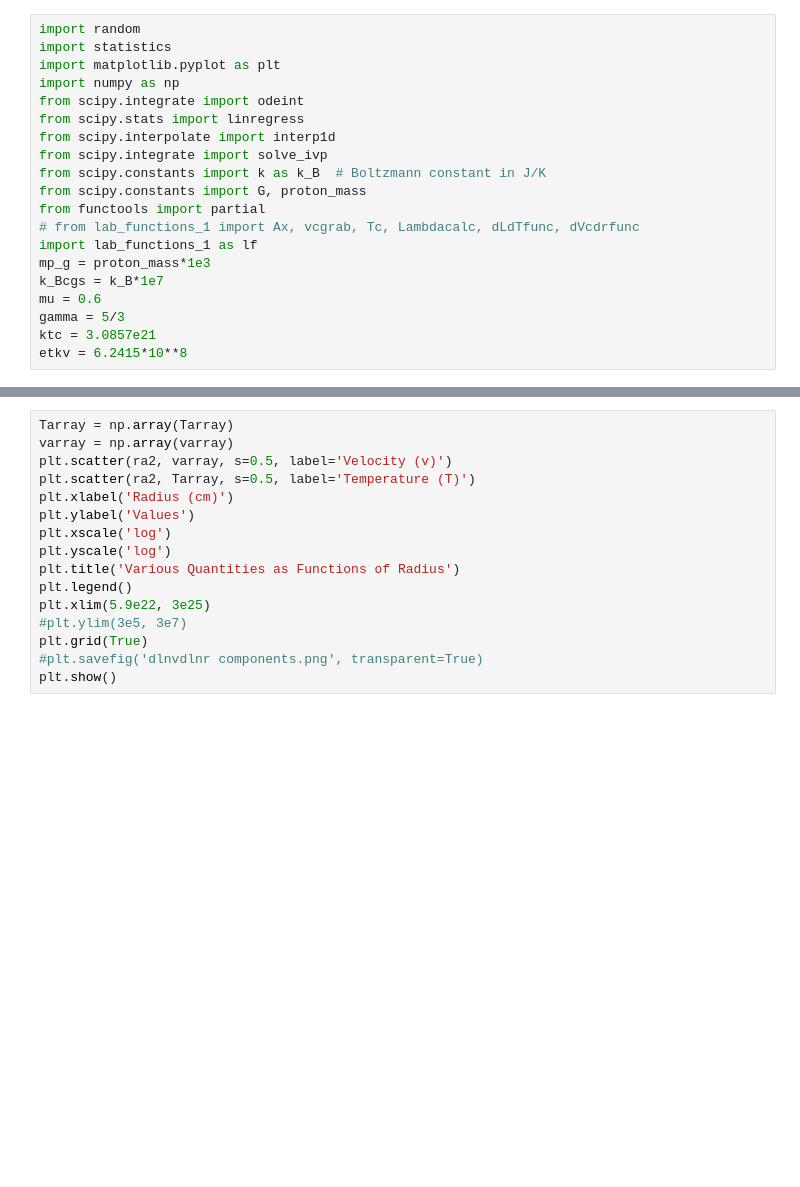
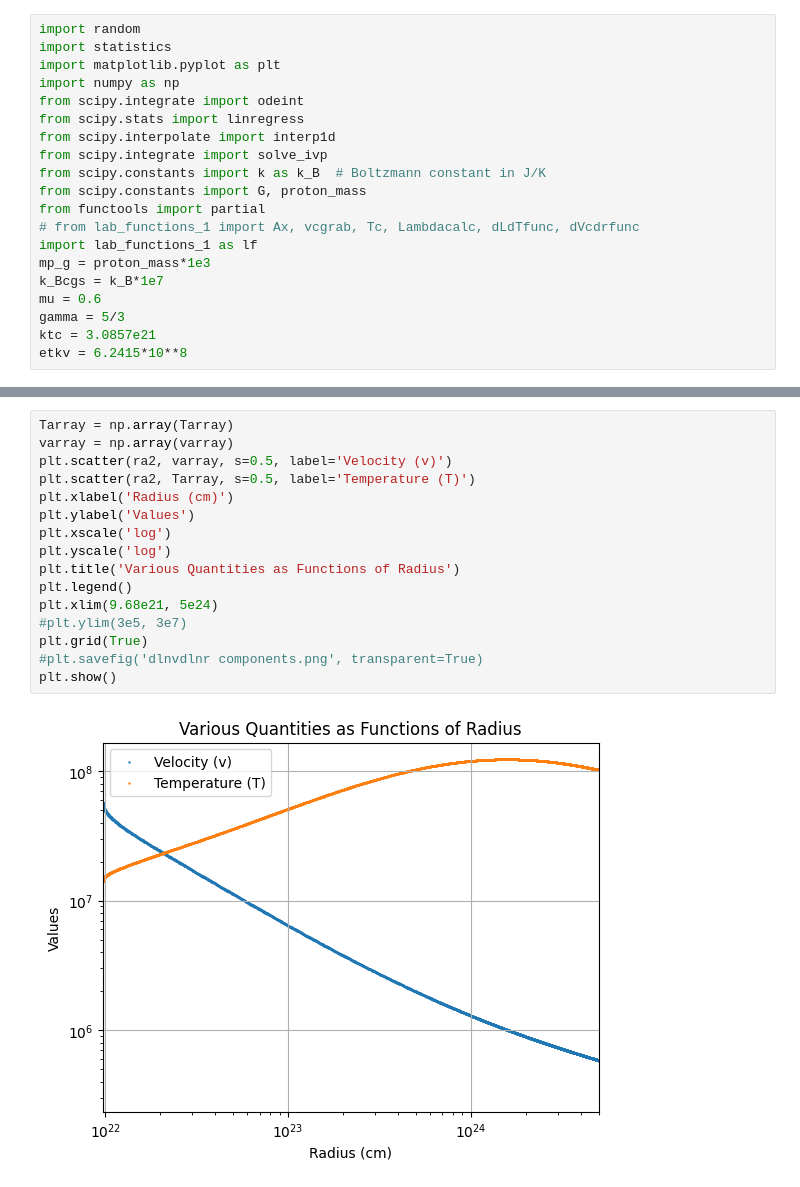
Before and after one commit to Jacob-Evans-007/Summer-2025-Hydrodynamics, a Jupyter notebook: cluster_notebook.ipynb, the cells around one changed output, grey strips where cells are left out. Drawn from its saved outputs; the diff is of its cells as text; blank space fills up the shorter version.

```diff
--- a/cluster_notebook.ipynb
+++ b/cluster_notebook.ipynb
@@ -355,19 +434,21 @@ else:
 # %%
 Tarray = np.array(Tarray)
 varray = np.array(varray)
 plt.scatter(ra2, varray, s=0.5, label='Velocity (v)')
 plt.scatter(ra2, Tarray, s=0.5, label='Temperature (T)')
 plt.xlabel('Radius (cm)')
 plt.ylabel('Values')
 plt.xscale('log')
 plt.yscale('log')
 plt.title('Various Quantities as Functions of Radius')
 plt.legend()
-plt.xlim(5.9e22, 3e25)
+plt.xlim(9.68e21, 5e24)
 #plt.ylim(3e5, 3e7)
 plt.grid(True)
 #plt.savefig('dlnvdlnr components.png', transparent=True)
 plt.show()
+# %% [output]
+[figure, added]
 # %%
 rhoarray = np.array(rhoarray)
 plt.scatter(ra2, rhoarray, s=0.5, label='Density (rho)')
```
Also changed, not shown: parts of 13 cells of this notebook, 1 other file.
